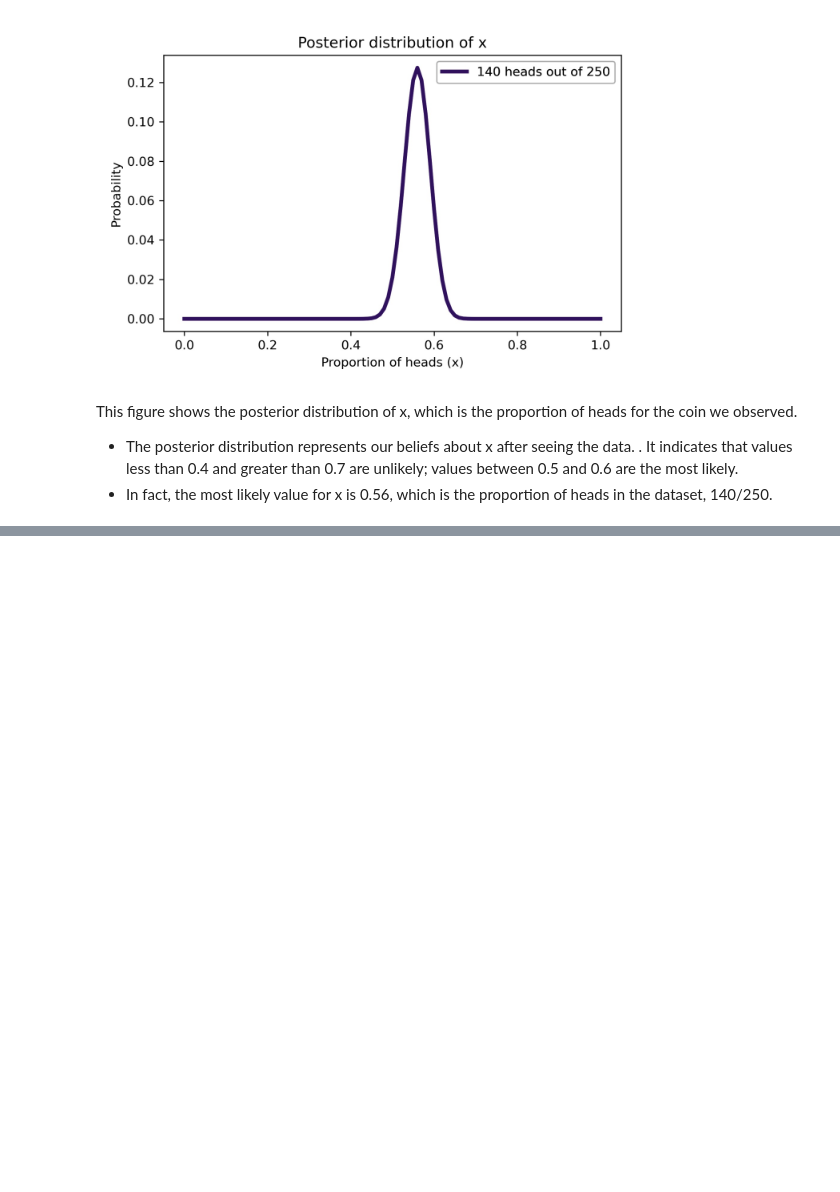
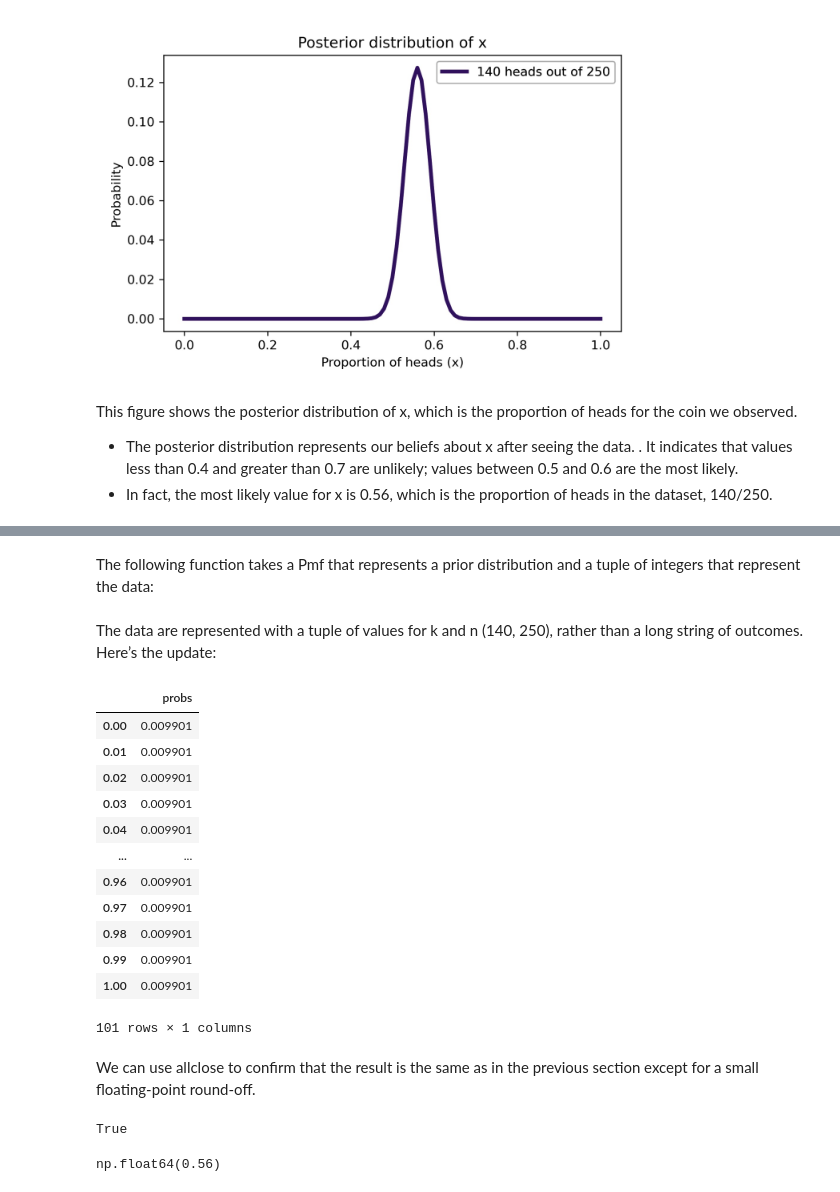
Before and after one commit to bea-sirowy/Python-tutorials, a Jupyter notebook: Bayes03_binomial.ipynb, the cells around one changed output, grey strips where cells are left out. Drawn from its saved outputs; the diff is of its cells as text; code cells hidden in the pictures; blank space fills up the shorter version.

```diff
--- a/Bayes03_binomial.ipynb
+++ b/Bayes03_binomial.ipynb
@@ -355,0 +491,3 @@ np.float64(0.5555555555555556)
+# %% [markdown]
+The following function takes a Pmf that
+represents a prior distribution and a tuple of integers that represent the data:
@@ -355,0 +503,22 @@ np.float64(0.5555555555555556)
+# %% [markdown]
+The data are represented with a tuple of values for k and n (140, 250), rather than a long
+string of outcomes. Here’s the update:
+# %%
+hypos = np.linspace(0, 1, 101)
+uniform2 = Pmf(1, hypos, name = "uniform2")
+uniform2.normalize()
+uniform2
+# %% [output]
+|  | probs |
+| 0.00 | 0.009901 |
+| 0.01 | 0.009901 |
+| 0.02 | 0.009901 |
+| 0.03 | 0.009901 |
+| 0.04 | 0.009901 |
+| ... | ... |
+| 0.96 | 0.009901 |
+| 0.97 | 0.009901 |
+| 0.98 | 0.009901 |
+| 0.99 | 0.009901 |
+| 1.00 | 0.009901 |
+101 rows × 1 columns
@@ -355,0 +528,11 @@ np.float64(0.5555555555555556)
+# %% [markdown]
+We can use allclose to confirm that the result is the same as in the previous
+section except for a small floating-point round-off.
+# %%
+np.allclose(uniform, uniform2)
+# %% [output]
+True
+# %%
+uniform2.max_prob()
+# %% [output]
+np.float64(0.56)
```
Also changed, not shown: parts of 22 cells of this notebook.
